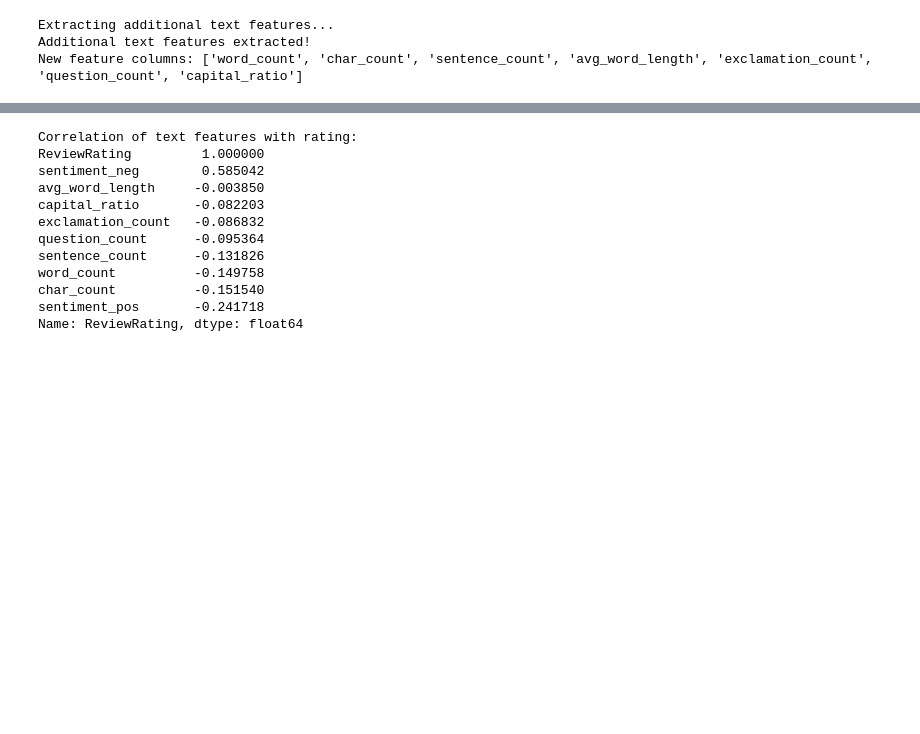
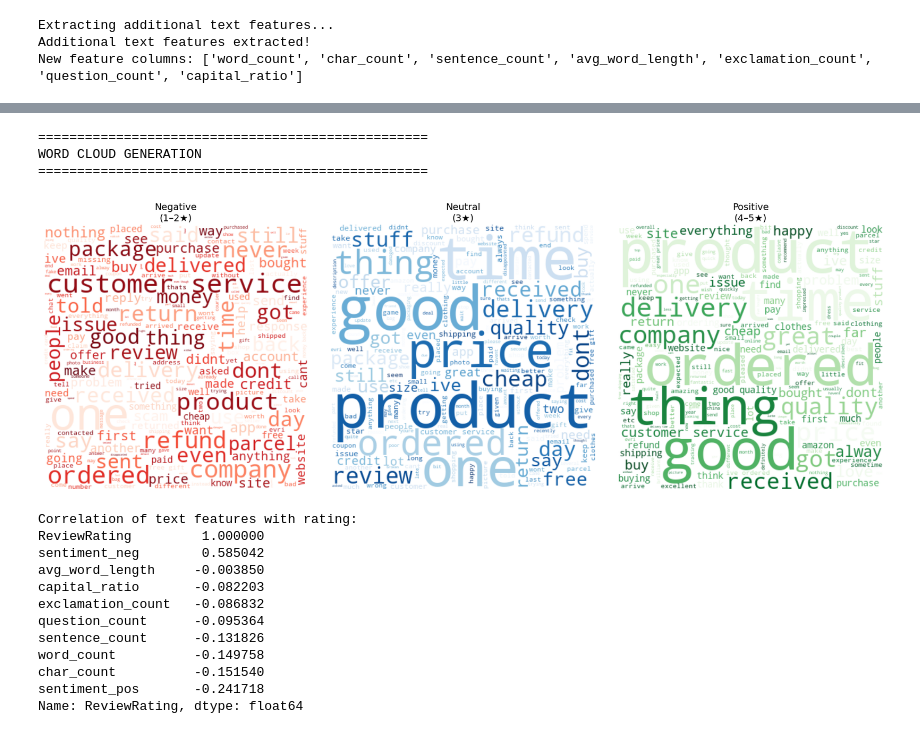
Before and after one commit to codeByFrank/ai-star-rating-prediction-for-supply-chain, a Jupyter notebook: notebooks/02_text_preprocessing.ipynb, the cells around one changed output, grey strips where cells are left out. Cells and saved outputs as stored; diff of their text form; code cells hidden in the pictures; blank space fills up the shorter version.

```diff
--- a/notebooks/02_text_preprocessing.ipynb
+++ b/notebooks/02_text_preprocessing.ipynb
@@ -511,2 +525,55 @@ plt.show()
+# %%
+# =============================================================================
+# Cell 16: Word Cloud Generation  (negativ • neutral • positiv)
+# =============================================================================
+
+print("\n" + "="*50)
+print("WORD CLOUD GENERATION")
+print("="*50)
+
+from wordcloud import WordCloud, STOPWORDS
+import matplotlib.pyplot as plt
+
+# 1) Eigene Stopwords
+custom_stopwords = {"temu", "item", "order"}
+stopwords = STOPWORDS.union(custom_stopwords)
+
+# 2) Review-Texte pro Sentiment-Gruppe
+negative_reviews = df[df["ReviewRating"] <= 2]["processed_text"].str.cat(sep=" ")
+neutral_reviews  = df[df["ReviewRating"] == 3]["processed_text"].str.cat(sep=" ")
+positive_reviews = df[df["ReviewRating"] >= 4]["processed_text"].str.cat(sep=" ")
+
+# 3) Plot
+plt.figure(figsize=(18, 6))           # breiter für drei Plots
+
+groups = [
+    ("Negative\n(1–2★)", negative_reviews, "Reds"),
+    ("Neutral\n(3★)",     neutral_reviews,  "Blues"),
+    ("Positive\n(4–5★)",  positive_reviews, "Greens"),
+]
+
+for idx, (title, text, cmap) in enumerate(groups, 1):
+    plt.subplot(1, 3, idx)
+    if text:
+        wc = WordCloud(
+            width=400, height=400,
+            background_color="white",
+            colormap=cmap,
+            stopwords=stopwords
+        ).generate(text)
+        plt.imshow(wc, interpolation="bilinear")
+    else:
+        plt.text(0.5, 0.5, f"No {title.lower()} reviews found",
+                 ha="center", va="center")
+    plt.axis("off")
+    plt.title(title, fontsize=14)
+
+plt.tight_layout()
+plt.show()
+# %% [output]
+==================================================
+WORD CLOUD GENERATION
+==================================================
+[figure, added]
 # %%
 # =============================================================================
```
Also changed, not shown: parts of 5 cells of this notebook, 1 other file.
